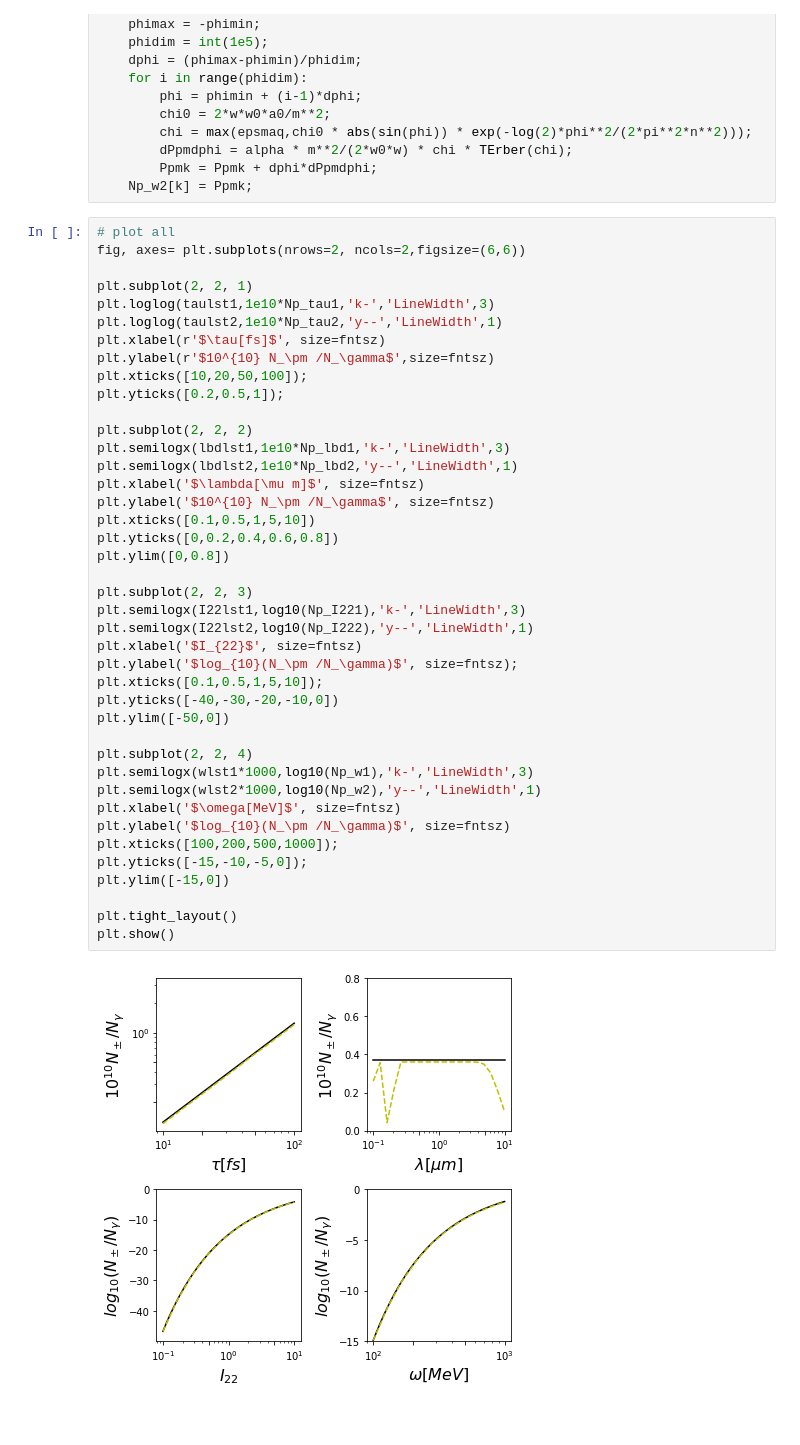
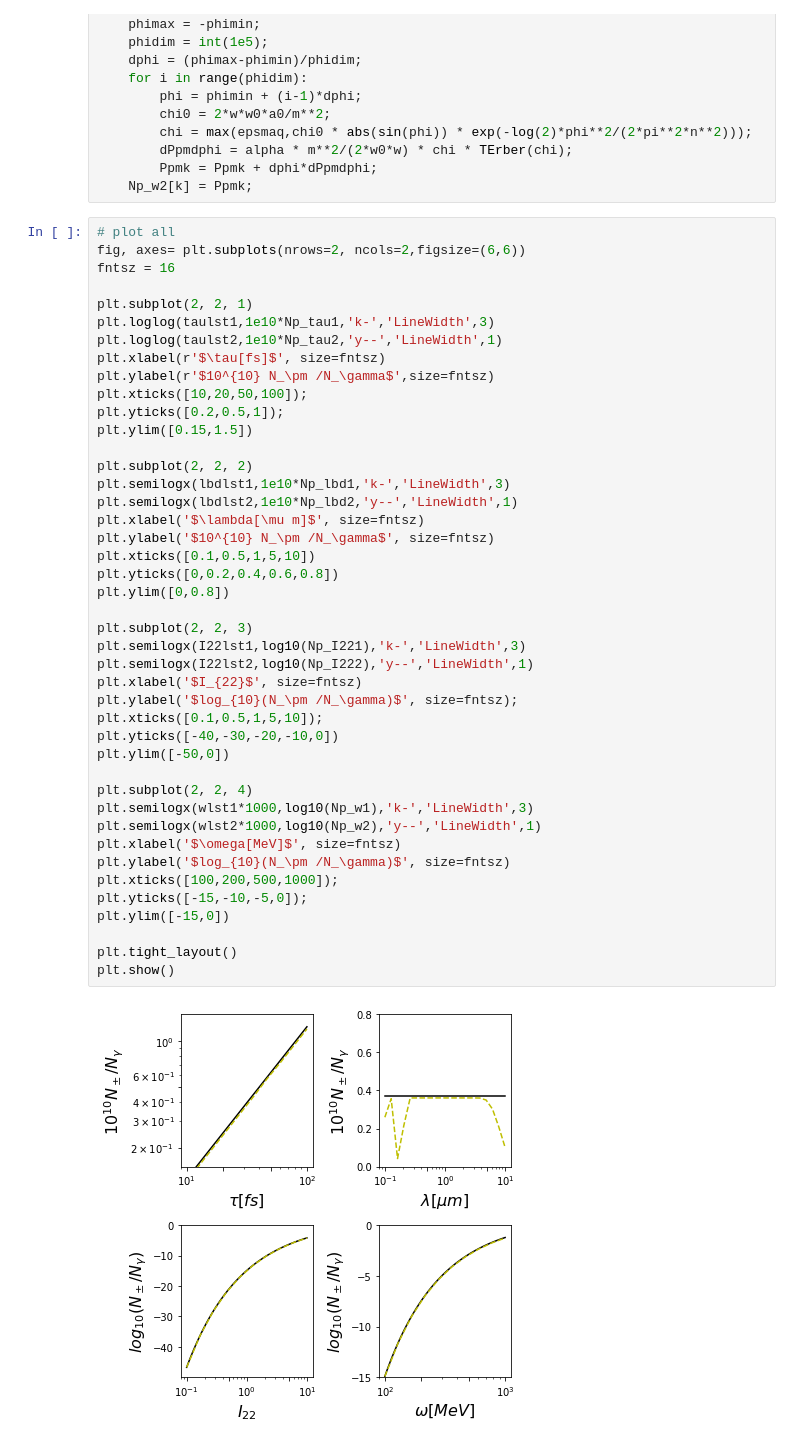
Before and after one commit to RePlasma/PhysRevA_96_022128, a Jupyter notebook: fig2.ipynb, the cells around one changed output. Cells and saved outputs as stored; diff of their text form.

```diff
--- a/fig2.ipynb
+++ b/fig2.ipynb
@@ -120,6 +118,7 @@ for k in range(len(wlst2)):
 # %%
 # plot all
 fig, axes= plt.subplots(nrows=2, ncols=2,figsize=(6,6))
+fntsz = 16
 
 plt.subplot(2, 2, 1)
 plt.loglog(taulst1,1e10*Np_tau1,'k-','LineWidth',3)
@@ -128,35 +127,36 @@ plt.xlabel(r'$\tau[fs]$', size=fntsz)
 plt.ylabel(r'$10^{10} N_\pm /N_\gamma$',size=fntsz)
 plt.xticks([10,20,50,100]);
 plt.yticks([0.2,0.5,1]);
+plt.ylim([0.15,1.5])
 
 plt.subplot(2, 2, 2)
 plt.semilogx(lbdlst1,1e10*Np_lbd1,'k-','LineWidth',3)
 plt.semilogx(lbdlst2,1e10*Np_lbd2,'y--','LineWidth',1)
 plt.xlabel('$\lambda[\mu m]$', size=fntsz)
 plt.ylabel('$10^{10} N_\pm /N_\gamma$', size=fntsz)
 plt.xticks([0.1,0.5,1,5,10])
 plt.yticks([0,0.2,0.4,0.6,0.8])
 plt.ylim([0,0.8])
 
 plt.subplot(2, 2, 3)
 plt.semilogx(I22lst1,log10(Np_I221),'k-','LineWidth',3)
 plt.semilogx(I22lst2,log10(Np_I222),'y--','LineWidth',1)
 plt.xlabel('$I_{22}$', size=fntsz)
 plt.ylabel('$log_{10}(N_\pm /N_\gamma)$', size=fntsz);
 plt.xticks([0.1,0.5,1,5,10]);
 plt.yticks([-40,-30,-20,-10,0])
 plt.ylim([-50,0])
 
 plt.subplot(2, 2, 4)
 plt.semilogx(wlst1*1000,log10(Np_w1),'k-','LineWidth',3)
 plt.semilogx(wlst2*1000,log10(Np_w2),'y--','LineWidth',1)
 plt.xlabel('$\omega[MeV]$', size=fntsz)
 plt.ylabel('$log_{10}(N_\pm /N_\gamma)$', size=fntsz)
 plt.xticks([100,200,500,1000]);
 plt.yticks([-15,-10,-5,0]);
 plt.ylim([-15,0])
 
 plt.tight_layout()
 plt.show()
 # %% [output]
-[figure, old version]
+[figure, new version]
```
Also changed, not shown: parts of 2 cells of this notebook, 6 other files.
